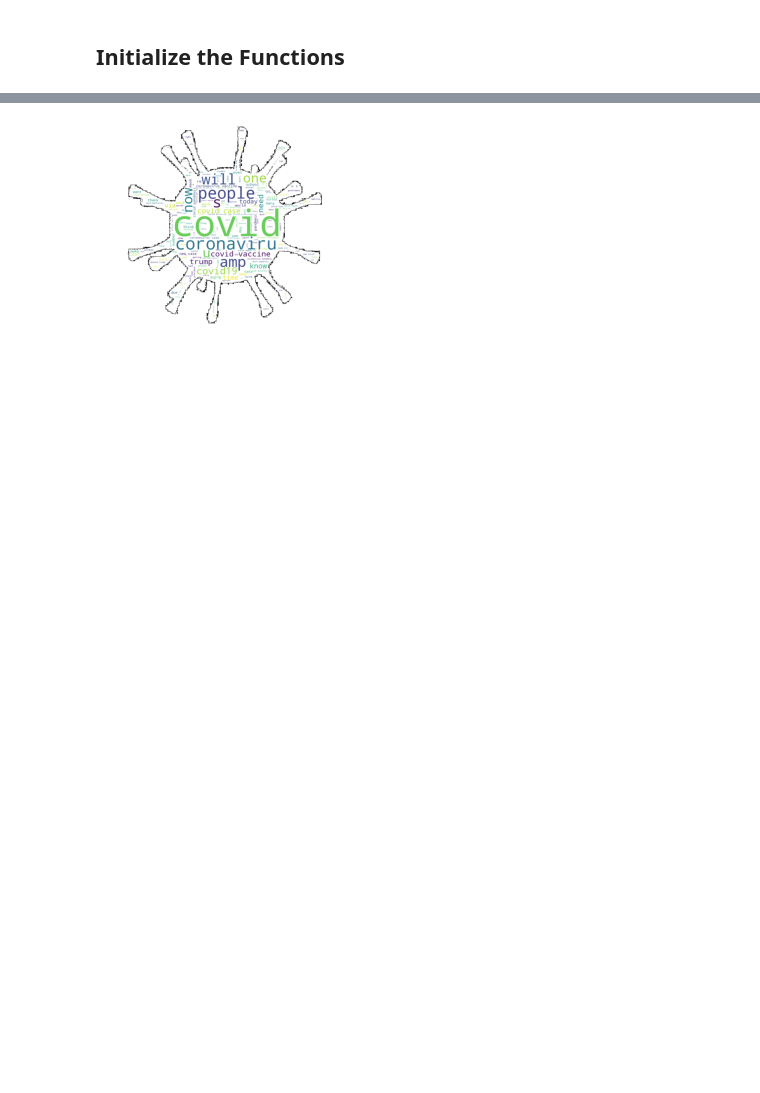
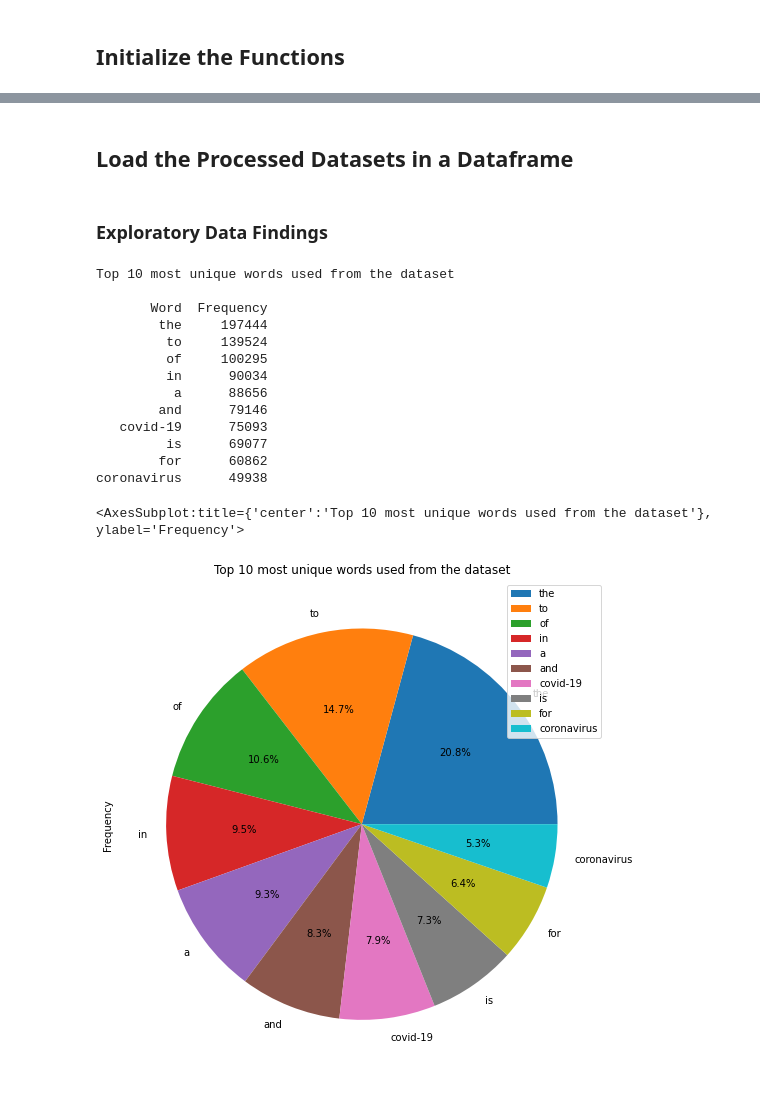
Before and after one commit to 0zyxel0/BDA_2021, a Jupyter notebook: BDA_Project.ipynb, the cells around one changed output, grey strips where cells are left out. Cells and saved outputs as stored; diff of their text form; code cells hidden in the pictures; blank space fills up the shorter version.

Commit message:
added markup and unique words functions

```diff
--- a/BDA_Project.ipynb
+++ b/BDA_Project.ipynb
@@ -253,22 +253,21 @@ def generateWordcloudData(payload):
     image.show()
 
     return plt.show()
+
+
+def generateUniqueWords(data, unique_count=0):
+
+    result = Counter(" ".join(data['text'].values.tolist()).split(" ")).items()
+    df2 = pd.DataFrame(result)
+    df2.columns =['Word', 'Frequency']
+    df2 = df2[df2.Word != ""] #Deletes the empty spaces counted
+    df2 = df2.sort_values(['Frequency'], ascending=[False]) #Sort dataframe by frequency (Descending)
+
+    print('\033[1mTop '+str(unique_count)+' most unique words used from the dataset\033[0m \n')
+    print(df2.head(int(unique_count)).to_string(index=False)) #Prints the top N unique words used
+    print("\n")
+    df3 = df2.head(int(unique_count))
+    return df3.plot(y='Frequency', kind='pie', labels=df3['Word'], figsize=(9, 9), autopct='%1.1f%%', title='Top '+str(unique_count)+' most unique words used from the dataset')
-# %%
-def generateUniqueWords(data):
-
-    no_top_unique_words = "50" #@param {type:"string"}
-
-    result = Counter(" ".join(tweet_df['text'].values.tolist()).split(" ")).items()
-    df2 = pd.DataFrame(result)
-    df2.columns =['Word', 'Frequency']
-    df2 = df2[df2.Word != ""] #Deletes the empty spaces counted
-    df2 = df2.sort_values(['Frequency'], ascending=[False]) #Sort dataframe by frequency (Descending)
-
-    print('\033[1mTop '+no_top_unique_words+' most unique words used from the dataset\033[0m \n')
-    print(df2.head(int(no_top_unique_words)).to_string(index=False)) #Prints the top N unique words used
-    print("\n")
-    df3 = df2.head(int(no_top_unique_words))
-    df3.plot(y='Frequency', kind='pie', labels=df3['Word'], figsize=(9, 9), autopct='%1.1f%%', title='Top '+no_top_unique_words+' most unique words used from the dataset')
 # %%
 # Create A Sample Dataset to process
 # createDataSample(datafile =  './complete/20200730.json', sample_count = 100)
@@ -411,5 +377,27 @@ for file in filenames_s5:
-# %%
-generateWordcloudData(mydata)
-# %% [output]
-[figure, removed]
-[figure, removed]
+# %% [markdown]
+## Load the Processed Datasets in a Dataframe
+# %%
+data_1 = pd.read_csv('./processed/s6_20200730.csv',index_col=False)
+data_2 = pd.read_csv('./processed/s6_20200916.csv',index_col=False)
+data_3 = pd.read_csv('./processed/s6_20210216.csv',index_col=False)
+data_4 = pd.read_csv('./processed/s6_20210510.csv',index_col=False)
+# %% [markdown]
+### Exploratory Data Findings
+# %%
+generateUniqueWords(data_1,10)
+# %% [output]
+Top 10 most unique words used from the dataset
+
+       Word  Frequency
+        the     197444
+         to     139524
+         of     100295
+         in      90034
+          a      88656
+        and      79146
+   covid-19      75093
+         is      69077
+        for      60862
+coronavirus      49938
+<AxesSubplot:title={'center':'Top 10 most unique words used from the dataset'}, ylabel='Frequency'>
+[figure, added]
```
Also changed, not shown: parts of 5 cells of this notebook.
